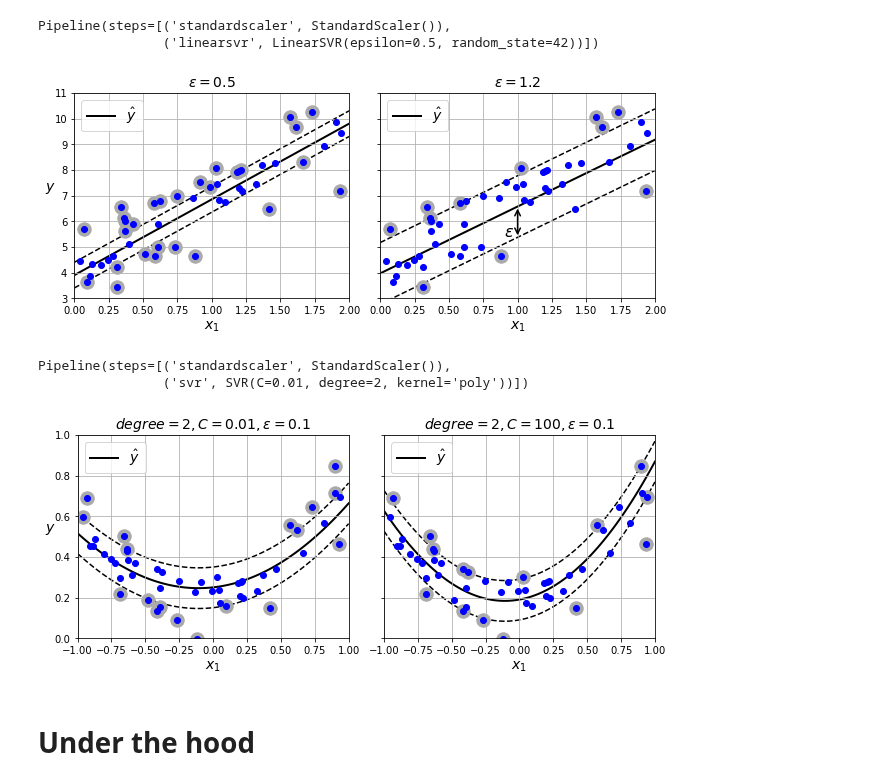
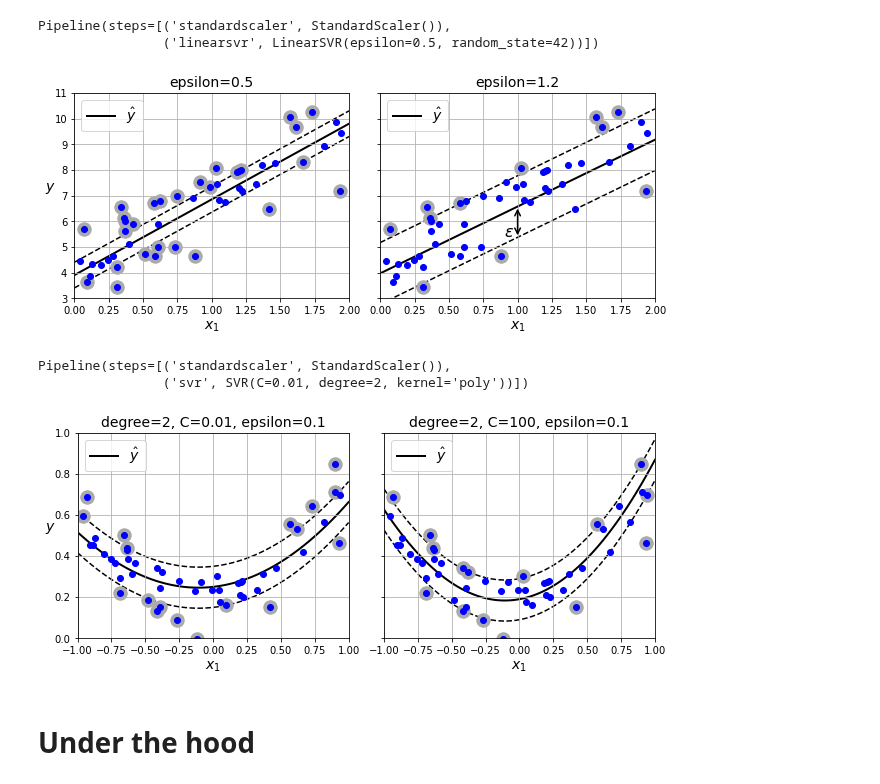
Before and after one commit to ageron/handson-ml3, a Jupyter notebook: 05_support_vector_machines.ipynb, the cells around one changed output. Drawn from its saved outputs; the diff is of its cells as text; code cells hidden in the pictures.

```diff
--- a/05_support_vector_machines.ipynb
+++ b/05_support_vector_machines.ipynb
@@ -564,7 +564,7 @@ def plot_svm_regression(svm_reg, X, y, axes):
     plt.scatter(X[svm_reg._support], y[svm_reg._support], s=180,
                 facecolors='#AAA', zorder=-1)
     plt.plot(X, y, "bo")
-    plt.xlabel(r"$x_1$")
+    plt.xlabel("$x_1$")
     plt.legend(loc="upper left")
     plt.axis(axes)
 
@@ -581,12 +581,12 @@ eps_y_pred = svm_reg2.predict([[eps_x1]])
 fig, axes = plt.subplots(ncols=2, figsize=(9, 4), sharey=True)
 plt.sca(axes[0])
 plot_svm_regression(svm_reg, X, y, [0, 2, 3, 11])
-plt.title(fr"$\epsilon = {svm_reg[-1].epsilon}$")
-plt.ylabel(r"$y$", rotation=0)
+plt.title(f"epsilon={svm_reg[-1].epsilon}")
+plt.ylabel("$y$", rotation=0)
 plt.grid()
 plt.sca(axes[1])
 plot_svm_regression(svm_reg2, X, y, [0, 2, 3, 11])
-plt.title(fr"$\epsilon = {svm_reg2[-1].epsilon}$")
+plt.title(f"epsilon={svm_reg2[-1].epsilon}")
 plt.annotate(
         '', xy=(eps_x1, eps_y_pred), xycoords='data',
         xytext=(eps_x1, eps_y_pred - svm_reg2[-1].epsilon),
@@ -597,7 +597,7 @@ plt.grid()
 save_fig("svm_regression_plot")
 plt.show()
 # %% [output]
-[figure, old version]
+[figure, new version]
 # %%
 from sklearn.svm import SVR
 
@@ -615,32 +615,32 @@ Pipeline(steps=[('standardscaler', StandardScaler()),
 # %%
 # extra code – this cell generates and saves Figure 5–11
 
 svm_poly_reg2 = make_pipeline(StandardScaler(),
                              SVR(kernel="poly", degree=2, C=100))
 svm_poly_reg2.fit(X, y)
 
 svm_poly_reg._support = find_support_vectors(svm_poly_reg, X, y)
 svm_poly_reg2._support = find_support_vectors(svm_poly_reg2, X, y)
 
 fig, axes = plt.subplots(ncols=2, figsize=(9, 4), sharey=True)
 plt.sca(axes[0])
 plot_svm_regression(svm_poly_reg, X, y, [-1, 1, 0, 1])
-plt.title(f"$degree={svm_poly_reg[-1].degree}, "
+plt.title(f"degree={svm_poly_reg[-1].degree}, "
           f"C={svm_poly_reg[-1].C}, "
-          fr"\epsilon={svm_poly_reg[-1].epsilon}$")
-plt.ylabel(r"$y$", rotation=0)
+          f"epsilon={svm_poly_reg[-1].epsilon}")
+plt.ylabel("$y$", rotation=0)
 plt.grid()
 
 plt.sca(axes[1])
 plot_svm_regression(svm_poly_reg2, X, y, [-1, 1, 0, 1])
-plt.title(f"$degree={svm_poly_reg2[-1].degree}, "
+plt.title(f"degree={svm_poly_reg2[-1].degree}, "
           f"C={svm_poly_reg2[-1].C}, "
-          fr"\epsilon={svm_poly_reg2[-1].epsilon}$")
+          f"epsilon={svm_poly_reg2[-1].epsilon}")
 plt.grid()
 save_fig("svm_with_polynomial_kernel_plot")
 plt.show()
 # %% [output]
-[figure, old version]
+[figure, new version]
 # %% [markdown]
 # Under the hood
 # %%
```
Also changed, not shown: parts of 8 cells of this notebook.
